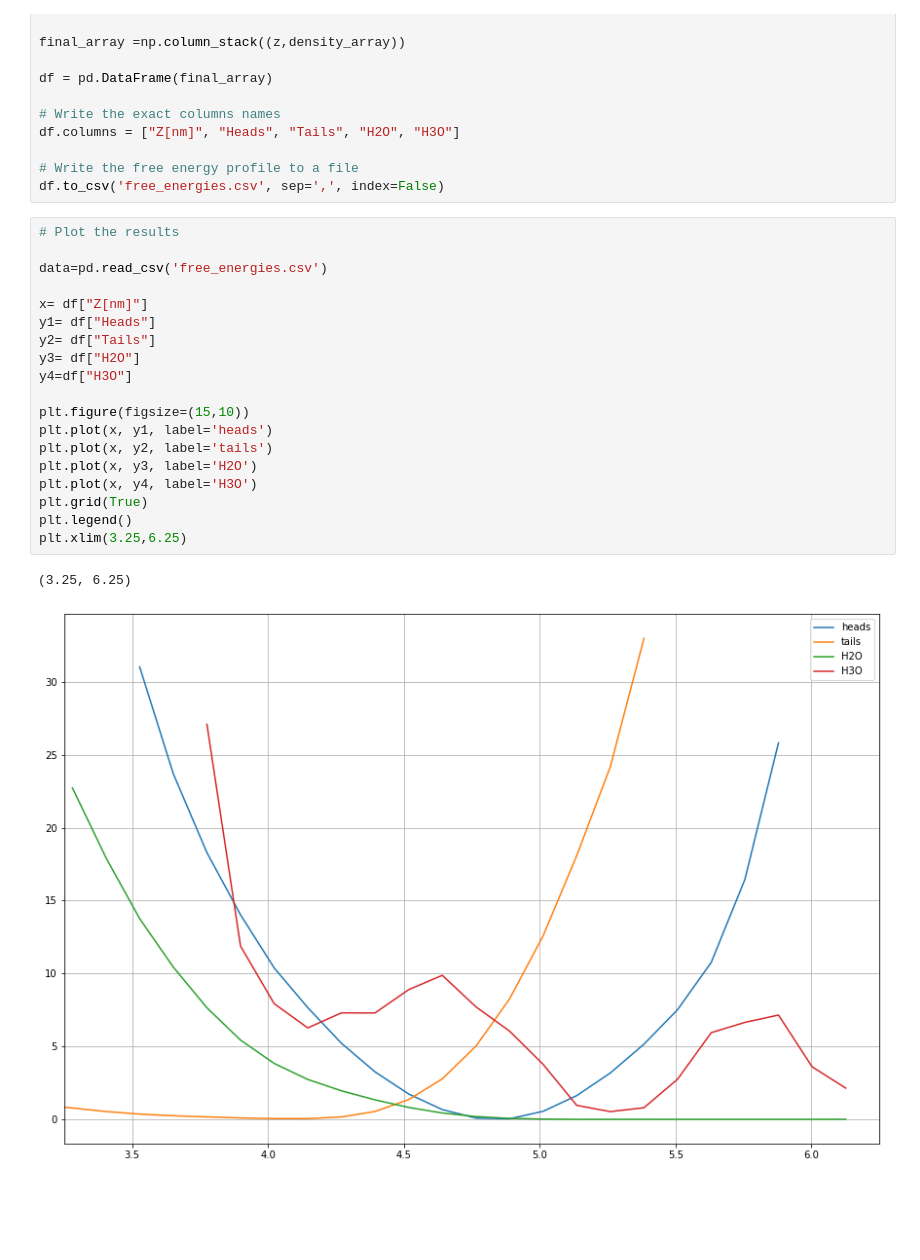
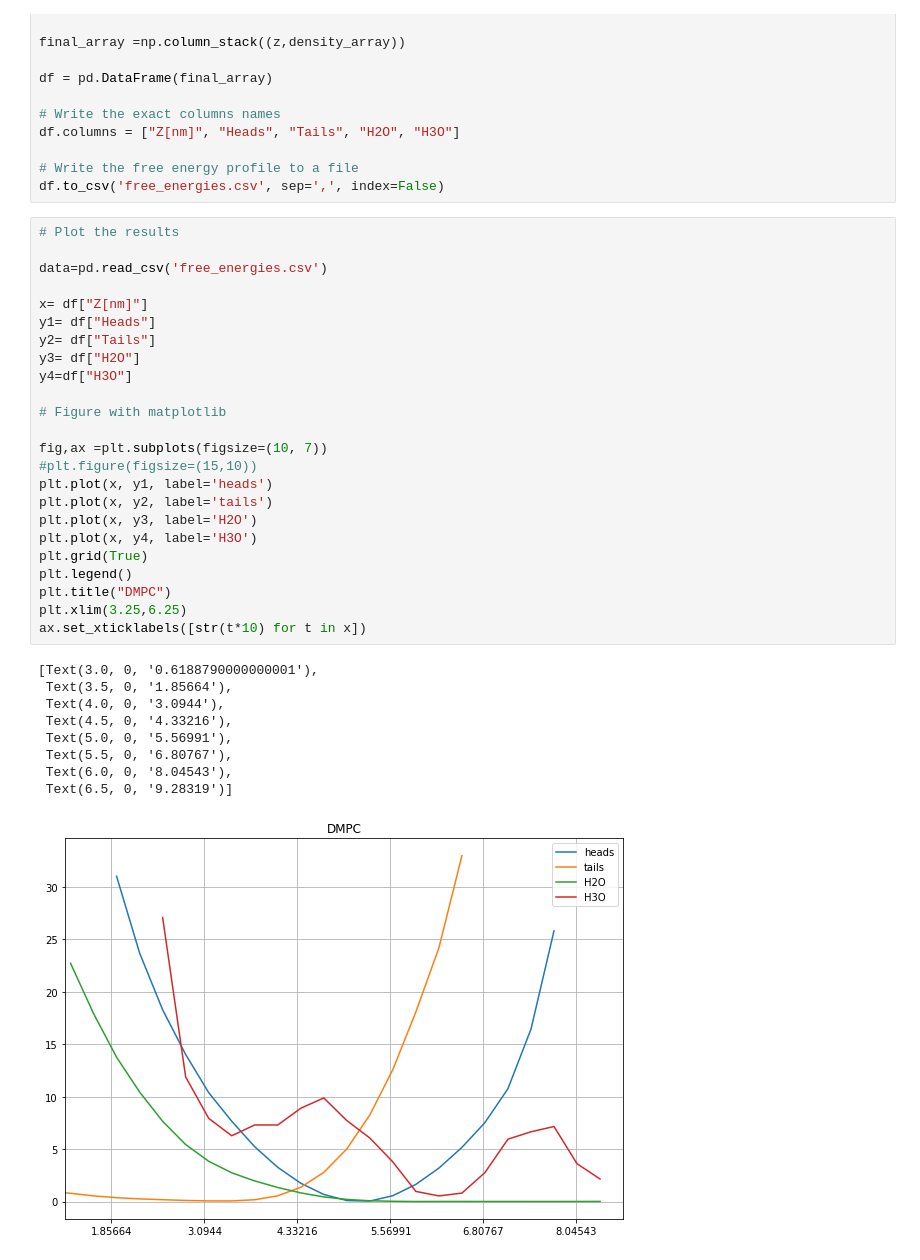
Before and after one commit to mrzyckiz/free_energy_calc, a Jupyter notebook: free_energy.ipynb, the cells around one changed output. Saved outputs shown, nothing was run; the diff lists cells and outputs as text; blank space fills up the shorter version.

Commit message:
free energy plot rescaling in x

```diff
--- a/free_energy.ipynb
+++ b/free_energy.ipynb
@@ -39,22 +39,34 @@ df.to_csv('free_energies.csv', sep=',', index=False)
 # %%
 # Plot the results
 
 data=pd.read_csv('free_energies.csv')
 
 x= df["Z[nm]"]
 y1= df["Heads"]
 y2= df["Tails"]
 y3= df["H2O"]
 y4=df["H3O"]
 
-plt.figure(figsize=(15,10))
+# Figure with matplotlib
+
+fig,ax =plt.subplots(figsize=(10, 7))
+#plt.figure(figsize=(15,10))
 plt.plot(x, y1, label='heads')
 plt.plot(x, y2, label='tails')
 plt.plot(x, y3, label='H2O')
 plt.plot(x, y4, label='H3O')
 plt.grid(True)
 plt.legend()
+plt.title("DMPC")
 plt.xlim(3.25,6.25)
+ax.set_xticklabels([str(t*10) for t in x])
 # %% [output]
-(3.25, 6.25)
+[Text(3.0, 0, '0.6188790000000001'),
+ Text(3.5, 0, '1.85664'),
+ Text(4.0, 0, '3.0944'),
+ Text(4.5, 0, '4.33216'),
+ Text(5.0, 0, '5.56991'),
+ Text(5.5, 0, '6.80767'),
+ Text(6.0, 0, '8.04543'),
+ Text(6.5, 0, '9.28319')]
-[figure, old version]
+[figure, new version]
```
Also changed, not shown: 1 other file.
